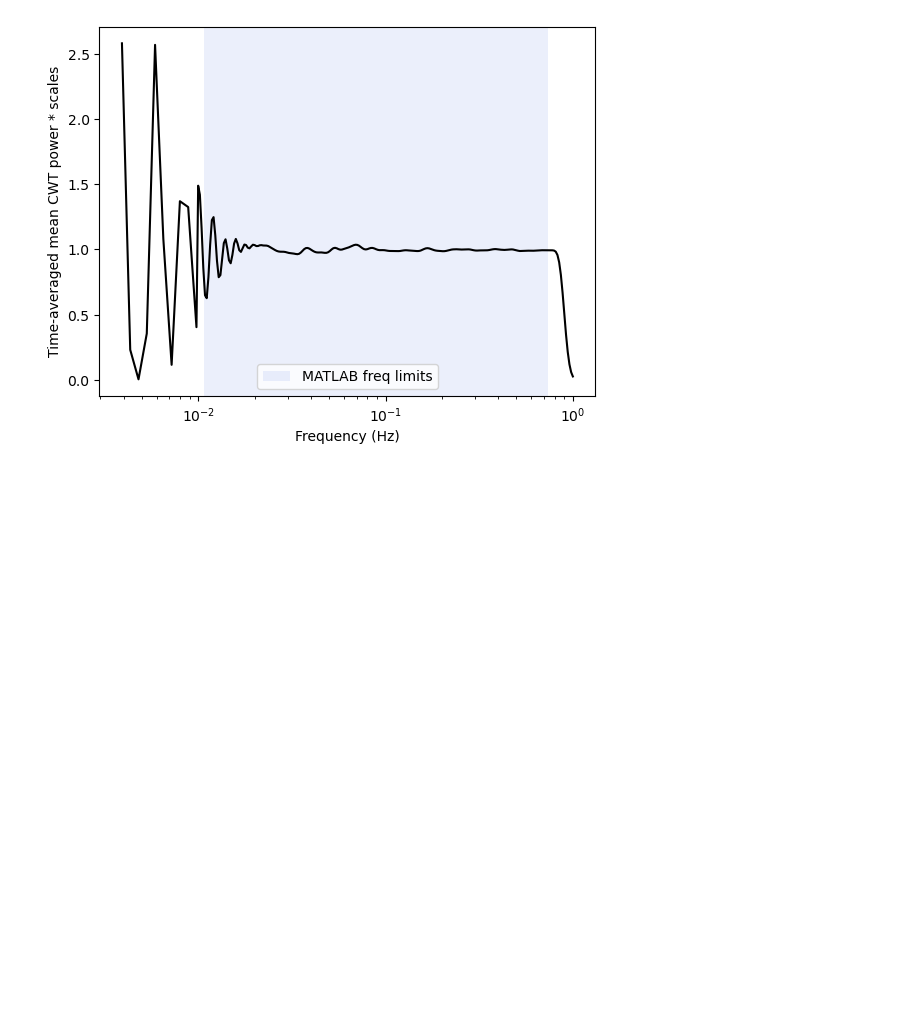
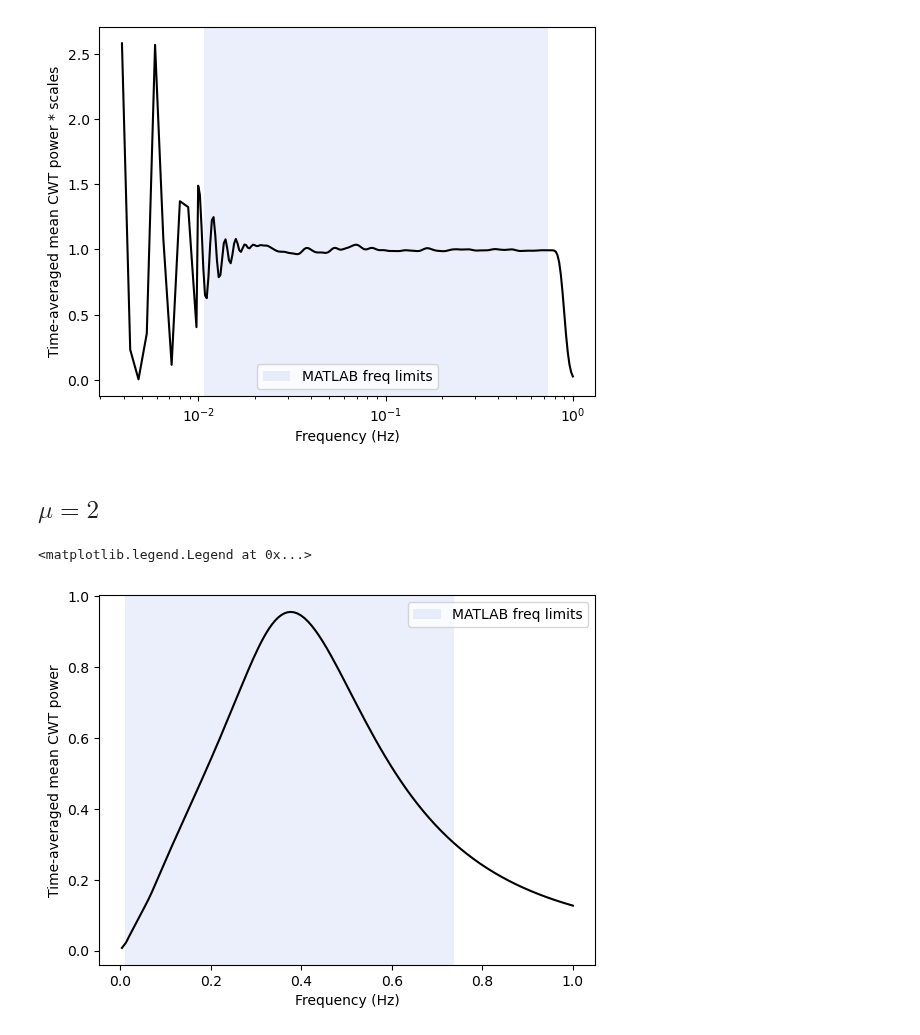
Before and after one commit to Maliboue/time_freq_lib, a Jupyter notebook: examples/check_cwt/cwt_of_white_noise-ssqueezepy.ipynb, the cells around one changed output. Saved outputs shown, nothing was run; the diff lists cells and outputs as text; code cells hidden in the pictures; blank space fills up the shorter version.

Commit message:
also change parameter mu of Morlet wavelet

```diff
--- a/examples/check_cwt/cwt_of_white_noise-ssqueezepy.ipynb
+++ b/examples/check_cwt/cwt_of_white_noise-ssqueezepy.ipynb
@@ -8,7 +8,7 @@ import ssqueezepy as sq
 path.append('../../wavelet/')
 import wavelet_funcs as wf
 # %%
-n_signals = 1000
+n_signals = 100
 nt = 512
 
 x = np.random.randn(n_signals, nt)
@@ -50,3 +52,27 @@ plt.legend()
 # %% [output]
 <matplotlib.legend.Legend at 0x...>
 [figure]
+# %% [markdown]
+## $\mu=2$
+# %%
+wlt = sq.Wavelet(('morlet', {'mu':2}))
+# %%
+ps = []
+
+for xi in x:
+
+    Tx, Wx, freqs, scales = sq.ssq_cwt(xi, wlt, fs=fs)
+
+    ps.append(np.mean(abs(Wx**2), axis=1))
+ps = np.array(ps)
+# %%
+ps_mean = np.mean(ps, axis=0)
+# %%
+plt.plot(freqs, ps_mean, color='k')
+plt.xlabel('Frequency (Hz)')
+plt.ylabel('Time-averaged mean CWT power')
+plt.axvspan(_freq_min_matlab, _freq_max_matlab, color='royalblue', alpha=0.1, label='MATLAB freq limits', lw=0)
+plt.legend()
+# %% [output]
+<matplotlib.legend.Legend at 0x...>
+[figure, added]
```
Also changed, not shown: parts of 8 cells of this notebook.
